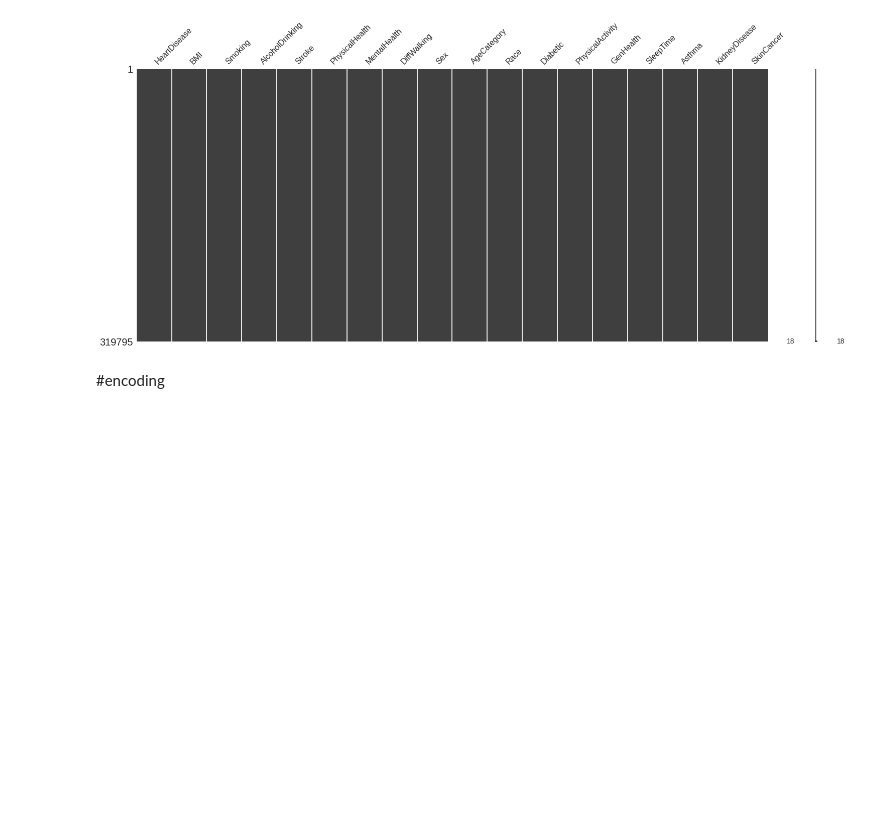
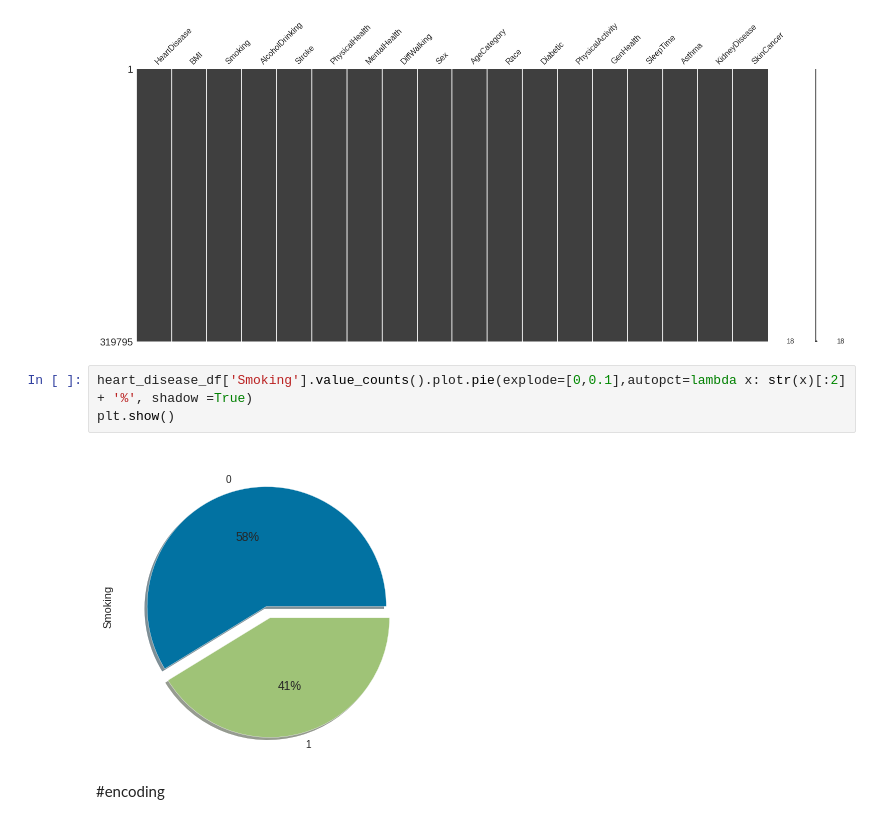
Before and after one commit to MaliheDahmardeh/project, a Jupyter notebook: Copy_of_Untitled0.ipynb, the cells around one changed output. Drawn from its saved outputs; the diff is of its cells as text; blank space fills up the shorter version.

```diff
--- a/Copy_of_Untitled0.ipynb
+++ b/Copy_of_Untitled0.ipynb
@@ -209,6 +209,11 @@ msno.matrix(heart_disease_df)
 # %% [output]
 <matplotlib.axes._subplots.AxesSubplot at 0x...>
 [figure]
+# %%
+heart_disease_df['Smoking'].value_counts().plot.pie(explode=[0,0.1],autopct=lambda x: str(x)[:2] + '%', shadow =True)
+plt.show()
+# %% [output]
+[figure, added]
 # %% [markdown]
 #encoding
 # %% [markdown]
```
Also changed, not shown: parts of 2 cells of this notebook.
